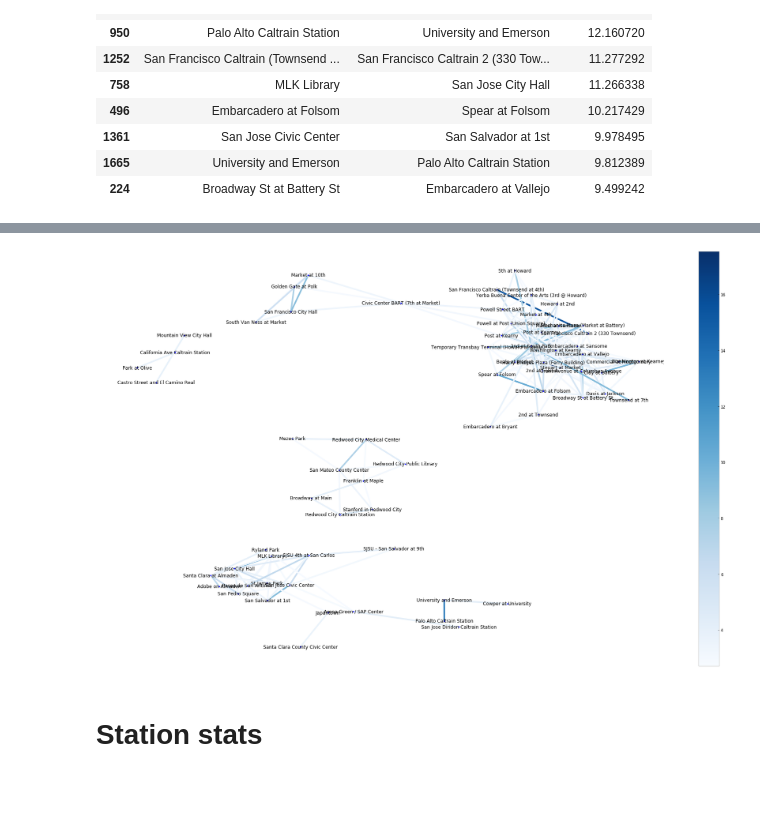
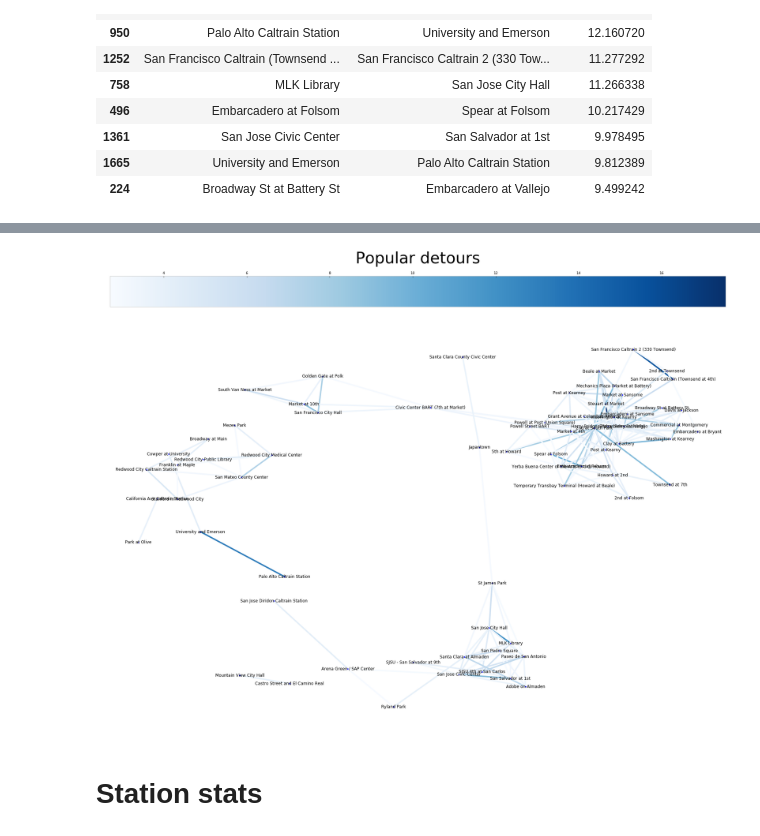
Before and after one commit to liady/sf-bike-sharing, a Jupyter notebook: bikes.ipynb, the cells around one changed output, grey strips where cells are left out. Drawn from its saved outputs; the diff is of its cells as text; code cells hidden in the pictures; blank space fills up the shorter version.

Commit message:
change graph

```diff
--- a/bikes.ipynb
+++ b/bikes.ipynb
@@ -191,28 +191,26 @@ ax.set_ylabel("trips");
 # %% [markdown]
 Helper function
 # %%
-def plotGraph(df, node_start, node_end, edge_name):
-    fig = plt.gcf()
-    fig.set_size_inches(25, 20)
+def plotGraph(df, node_start, node_end, edge_name, title):
+    fig = plt.gcf().set_size_inches(25, 20)
+    G = nx.from_pandas_edgelist(df, node_start, node_end, edge_name)
+    edges, weights = zip(*nx.get_edge_attributes(G,edge_name).items())
+    nx.draw(G,
+            nx.spring_layout(G, k = 0.4),
+            node_color = 'blue',
+            edgelist = edges,
+            edge_labels = weights,
+            edge_color = weights,
+            width = 4.0,
+            font_color = "black",
+            edge_cmap = plt.cm.Blues,
+            with_labels = True,
+            node_size = 10)
 
-    G=nx.from_pandas_edgelist(df, node_start, node_end, edge_name)
-    edges, weights = zip(*nx.get_edge_attributes(G,edge_name).items())
-    pos = nx.spring_layout(G, k=0.4)
-    nx.draw(G, pos,
-            node_color='blue',
-            edgelist=edges,
-            edge_labels=weights,
-            edge_color=weights,
-            width=4.0,
-            font_color="black",
-            edge_cmap=plt.cm.Blues,
-            with_labels=True,
-            node_size=10)
-
-    sm = plt.cm.ScalarMappable(cmap=plt.cm.Blues,
-                               norm=plt.Normalize(vmin=df[edge_name].min(), vmax=df[edge_name].max()))
+    sm = plt.cm.ScalarMappable(cmap = plt.cm.Blues,
+                               norm = plt.Normalize(vmin=df[edge_name].min(), vmax = df[edge_name].max()))
     sm._A = []
-    plt.colorbar(sm)
+    plt.colorbar(sm, location="top").ax.set_title(title, fontdict={'fontsize': 46}, pad = 24)
     plt.show()
 # %%
 short_trips["same_station"] = short_trips.start_station_id == short_trips.end_station_id
@@ -257,7 +258,7 @@ actual_trips_data.nlargest(10, 'duration_ratio')
 # %%
-plotGraph(actual_trips_data.nlargest(300, 'duration_ratio'), 'start_station_name', 'end_station_name', 'duration_ratio')
+plotGraph(actual_trips_data.nlargest(300, 'duration_ratio'), 'start_station_name', 'end_station_name', 'duration_ratio', 'Popular detours')
 # %% [output]
-[figure, old version]
+[figure, new version]
 # %% [markdown]
 # Station stats
 # %%
```
Also changed, not shown: parts of 1 cell of this notebook.
